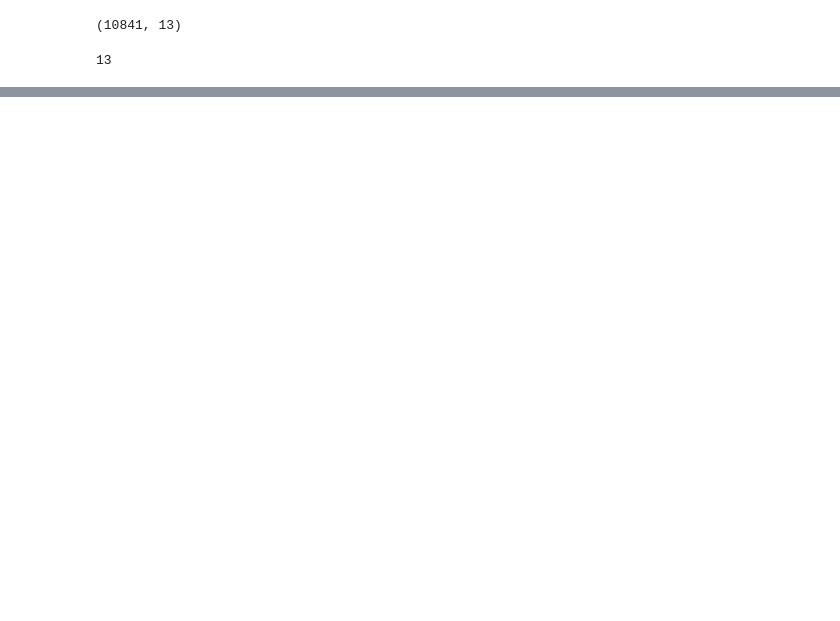
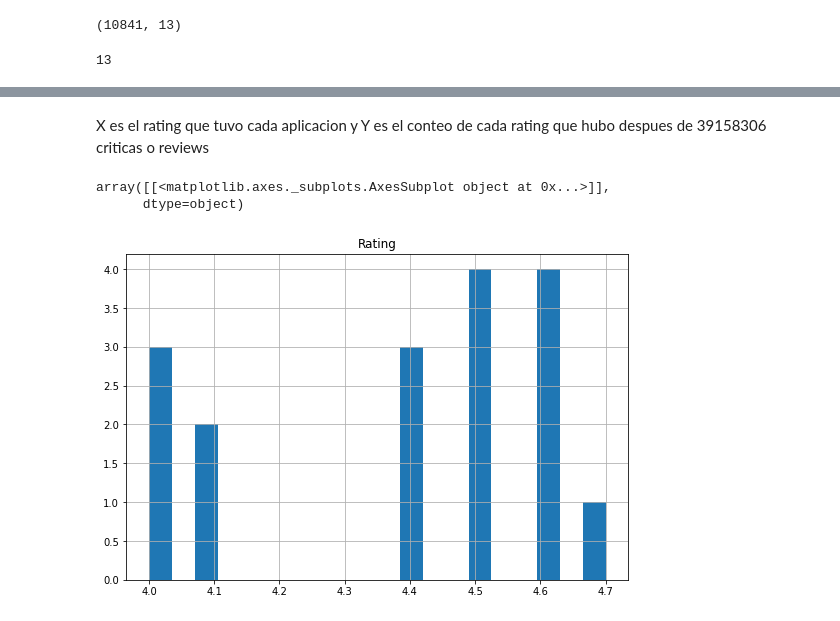
Before and after one commit to johancamilo/Bloove, a Jupyter notebook: Proyecto.ipynb, the cells around one changed output, grey strips where cells are left out. Saved outputs shown, nothing was run; the diff lists cells and outputs as text; code cells hidden in the pictures; blank space fills up the shorter version.

```diff
--- a/Proyecto.ipynb
+++ b/Proyecto.ipynb
@@ -70,5 +60,5 @@ array([[<matplotlib.axes._subplots.AxesSubplot object at 0x...>]],
 # %%
 playstoredata.columns = playstoredata.columns.str.replace(' ','_')
 # %%
-countratingmin3 = playstoredata[playstoredata['Reviews'].astype(int)<222]
+countratingmin3 = playstoredata[playstoredata['Reviews'].astype(int)>39158306]
 # %%
@@ -89,0 +68,8 @@ countratingmin3
+# %% [markdown]
+X es el rating que tuvo cada aplicacion y Y es el conteo de cada rating que hubo despues de 39158306 criticas o reviews
+# %%
+pd.DataFrame.hist(countratingmin3, figsize=(9,6), bins=20)
+# %% [output]
+array([[<matplotlib.axes._subplots.AxesSubplot object at 0x...>]],
+      dtype=object)
+[figure, added]
```
Also changed, not shown: parts of 10 cells of this notebook.
